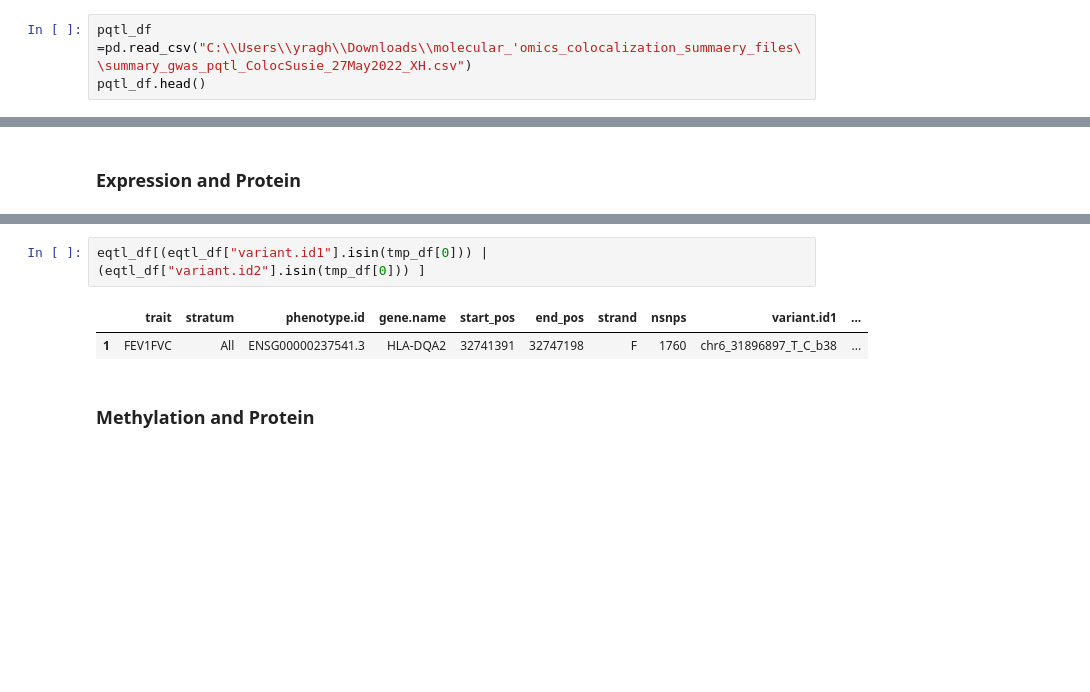
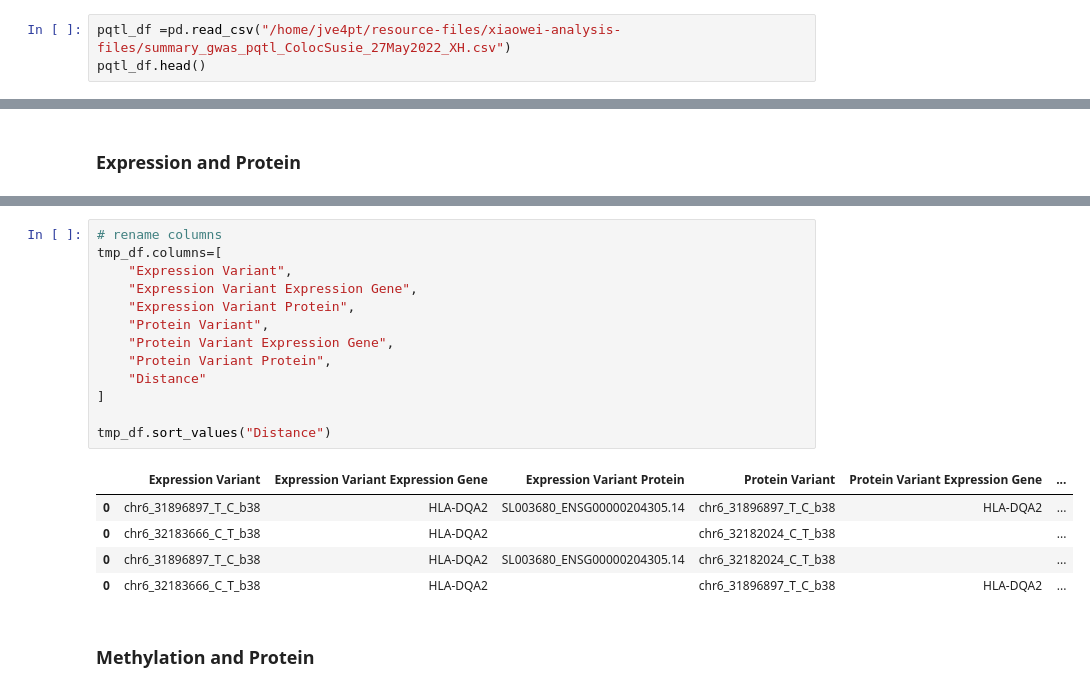
Before and after one commit to YogiOnBioinformatics/COPD-Clinical-Metric-Prediction-from-RNA-Seq, a Jupyter notebook: qtl-association/notebooks/fuzzy_match.ipynb, the cells around one changed output, grey strips where cells are left out. Cells and saved outputs as stored; diff of their text form; blank space fills up the shorter version.

```diff
--- a/qtl-association/notebooks/fuzzy_match.ipynb
+++ b/qtl-association/notebooks/fuzzy_match.ipynb
@@ -26,7 +25,7 @@ mqtl_df.head()
 | 4 | FEV1FVC | All | cg01197005 | 5 | 147677420 | 148297856 | 148297858 | 1117 | chr5_148360432_A_G_b38 | ... |
 5 rows × 24 columns
 # %%
-pqtl_df =pd.read_csv("C:\\Users\\yragh\\Downloads\\molecular_'omics_colocalization_summaery_files\\summary_gwas_pqtl_ColocSusie_27May2022_XH.csv")
+pqtl_df =pd.read_csv("/home/jve4pt/resource-files/xiaowei-analysis-files/summary_gwas_pqtl_ColocSusie_27May2022_XH.csv")
 pqtl_df.head()
 # %% [output]
 |  | trait | stratum | phenotype.id | EntrezGeneSymbol | rsid1 | rsid2 | nsnps | variant.id1 | variant.id2 | ... |
@@ -114,7 +147,21 @@ pqtl_df[(pqtl_df["variant.id1"].isin(tmp_df[1])) | (pqtl_df["variant.id2"].isin(
-# %%
-eqtl_df[(eqtl_df["variant.id1"].isin(tmp_df[0])) | (eqtl_df["variant.id2"].isin(tmp_df[0])) ]
-# %% [output]
-|  | trait | stratum | phenotype.id | gene.name | start_pos | end_pos | strand | nsnps | variant.id1 | ... |
-| 1 | FEV1FVC | All | ENSG00000237541.3 | HLA-DQA2 | 32741391 | 32747198 | F | 1760 | chr6_31896897_T_C_b38 | ... |
+# %%
+# rename columns
+tmp_df.columns=[
+    "Expression Variant",
+    "Expression Variant Expression Gene",
+    "Expression Variant Protein",
+    "Protein Variant",
+    "Protein Variant Expression Gene",
+    "Protein Variant Protein",
+    "Distance"
+]
+
+tmp_df.sort_values("Distance")
+# %% [output]
+|  | Expression Variant | Expression Variant Expression Gene | Expression Variant Protein | Protein Variant | Protein Variant Expression Gene | ... |
+| 0 | chr6_31896897_T_C_b38 | HLA-DQA2 | SL003680_ENSG00000204305.14 | chr6_31896897_T_C_b38 | HLA-DQA2 | ... |
+| 0 | chr6_32183666_C_T_b38 | HLA-DQA2 |  | chr6_32182024_C_T_b38 |  | ... |
+| 0 | chr6_31896897_T_C_b38 | HLA-DQA2 | SL003680_ENSG00000204305.14 | chr6_32182024_C_T_b38 |  | ... |
+| 0 | chr6_32183666_C_T_b38 | HLA-DQA2 |  | chr6_31896897_T_C_b38 | HLA-DQA2 | ... |
 # %% [markdown]
 ### Methylation and Protein
```
Also changed, not shown: parts of 17 cells of this notebook.
